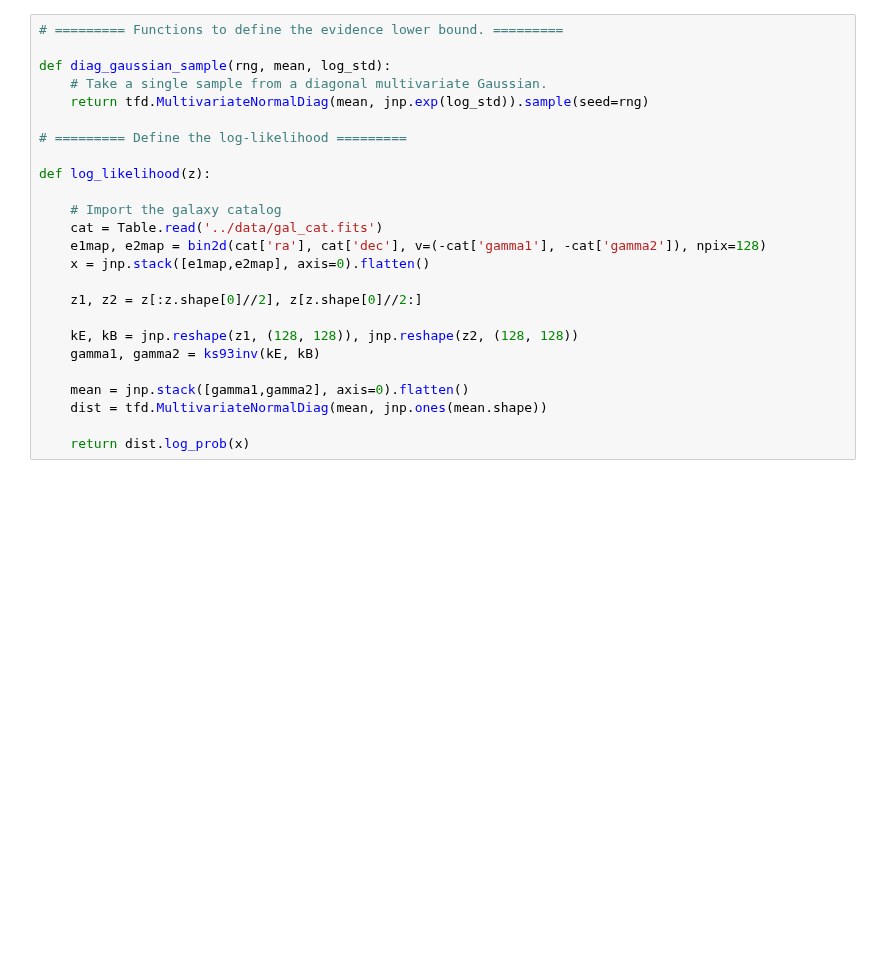
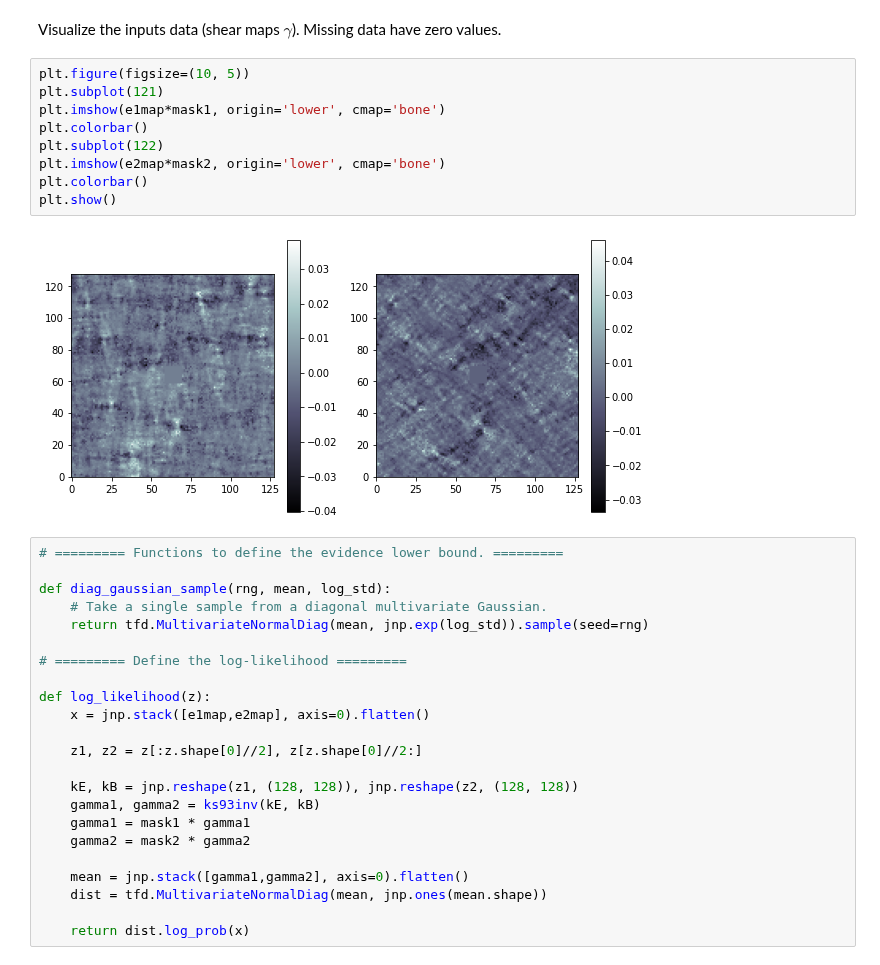
Before and after one commit to CosmoStat/jax-lensing, a Jupyter notebook: notebooks/multivariate-gaussian-vi.ipynb, the cells around one changed output. Cells and saved outputs as stored; diff of their text form; blank space fills up the shorter version.

```diff
--- a/notebooks/multivariate-gaussian-vi.ipynb
+++ b/notebooks/multivariate-gaussian-vi.ipynb
@@ -32,3 +70,16 @@ def plot_convergence(kappaE, x, y, title=''):
+# %% [markdown]
+Visualize the inputs data (shear maps $\gamma$). Missing data have zero values.
+# %%
+plt.figure(figsize=(10, 5))
+plt.subplot(121)
+plt.imshow(e1map*mask1, origin='lower', cmap='bone')
+plt.colorbar()
+plt.subplot(122)
+plt.imshow(e2map*mask2, origin='lower', cmap='bone')
+plt.colorbar()
+plt.show()
+# %% [output]
+[figure, added]
 # %%
 # ========= Functions to define the evidence lower bound. =========
 
@@ -39,16 +90,14 @@ def diag_gaussian_sample(rng, mean, log_std):
 # ========= Define the log-likelihood =========
 
 def log_likelihood(z):
-
-    # Import the galaxy catalog
-    cat = Table.read('../data/gal_cat.fits')
-    e1map, e2map = bin2d(cat['ra'], cat['dec'], v=(-cat['gamma1'], -cat['gamma2']), npix=128)
     x = jnp.stack([e1map,e2map], axis=0).flatten()
 
     z1, z2 = z[:z.shape[0]//2], z[z.shape[0]//2:]
 
     kE, kB = jnp.reshape(z1, (128, 128)), jnp.reshape(z2, (128, 128))
     gamma1, gamma2 = ks93inv(kE, kB)
+    gamma1 = mask1 * gamma1
+    gamma2 = mask2 * gamma2
 
     mean = jnp.stack([gamma1,gamma2], axis=0).flatten()
     dist = tfd.MultivariateNormalDiag(mean, jnp.ones(mean.shape))
```
Also changed, not shown: parts of 16 cells of this notebook.
